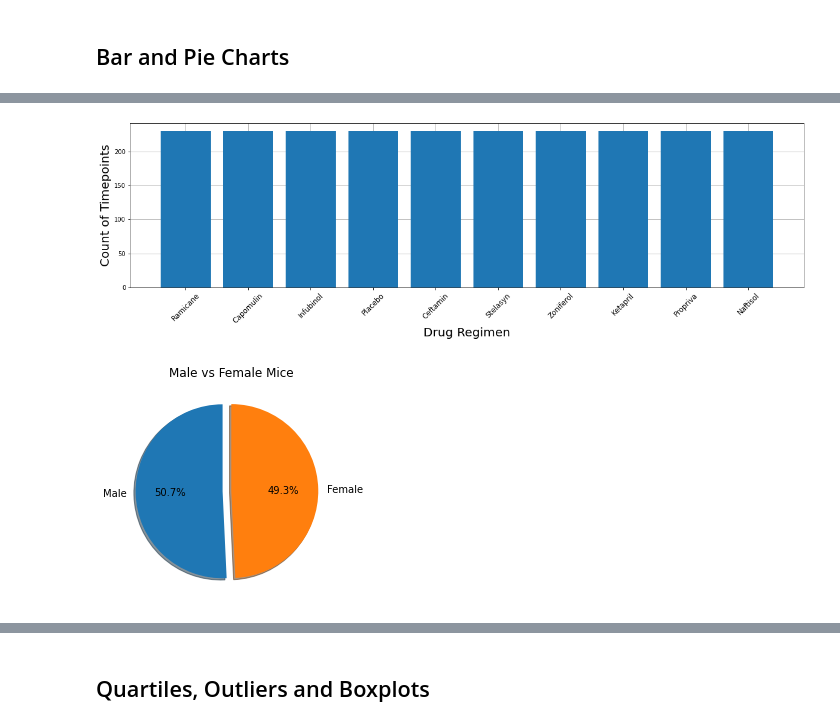
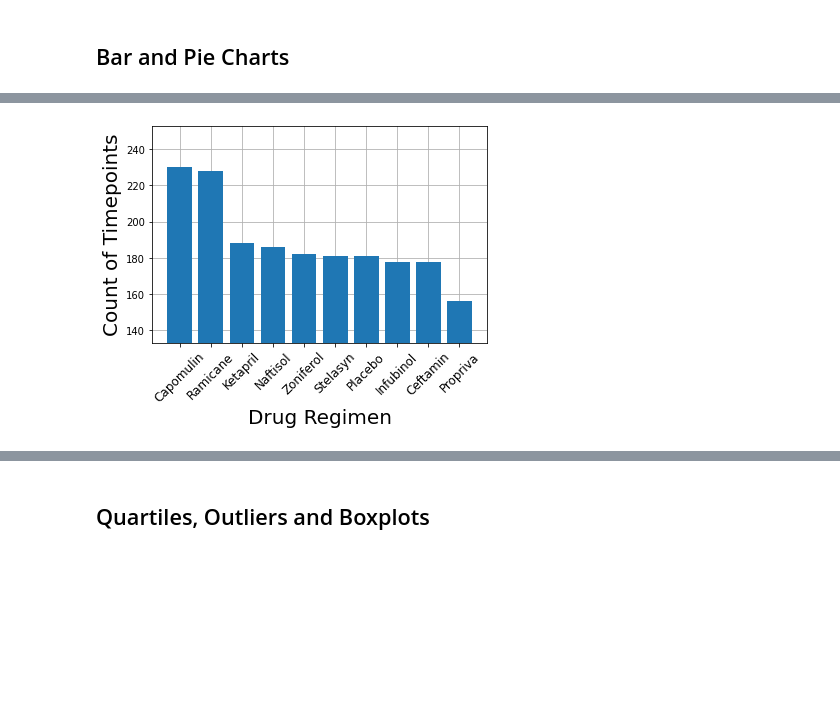
Before and after one commit to jakewmayfield/Matplotlib-Pymaceuticals, a Jupyter notebook: Pymaceuticals-Matplotlib.ipynb, the cells around one changed output, grey strips where cells are left out. Cells and saved outputs as stored; diff of their text form; code cells hidden in the pictures; blank space fills up the shorter version.

Commit message:
cleaned up some code

```diff
--- a/Pymaceuticals-Matplotlib.ipynb
+++ b/Pymaceuticals-Matplotlib.ipynb
@@ -34,8 +34,3 @@ merged_df
 | 1891 | z969 | Naftisol | Male | 9 | 30 | 40 | 70.314904 | ... |
 | 1892 | z969 | Naftisol | Male | 9 | 30 | 45 | 73.867845 | ... |
 1893 rows × 8 columns
-# %%
-#why are these considered duplicates when tumor volume is different?
-merged_df["duplicate"]=merged_df["Mouse ID"]=="g989"
-
-merged_df.iloc[900:930, ]
@@ -229,22 +175,21 @@ pandas_bar = clean_df['Drug Regimen'].value_counts().plot.bar(xlabel='Drug Regim
 # %%
 # Generate a bar plot showing the total number of timepoints for all mice tested for each drug regimen using pyplot.
+height=clean_df['Drug Regimen'].value_counts()
+t_std = height.std()
 
-x=list(clean_df['Drug Regimen'].unique())
-height=max(clean_df['Drug Regimen'].value_counts())
-plt.figure(figsize=(20,5))
-plt.bar(x,height, zorder=3)
+# plt.figure(figsize=(20,20))
+plt.bar(height.index,height, zorder=3)
+plt.ylim(height.min()-t_std, height.max()+t_std)
 plt.xlabel("Drug Regimen", fontsize=20)
 plt.ylabel("Count of Timepoints", fontsize=20)
 plt.xticks(rotation=45, fontsize=12)
 plt.grid()
 # %% [output]
-[figure, old version]
+[figure, new version]
 # %%
 # Generate a pie plot showing the distribution of female versus male mice using Pandas
 pandas_pie = clean_df['Sex'].value_counts().plot.pie(startangle=90, explode=[0.1,0], title='Male vs Female Mice', label=" ",
                                                     shadow=True, autopct='%1.1f%%')
-# %% [output]
-[figure, removed]
 # %%
 # Generate a pie plot showing the distribution of female versus male mice using pyplot
 my_labels=list(clean_df['Sex'].unique())
```
Also changed, not shown: parts of 8 cells of this notebook.
